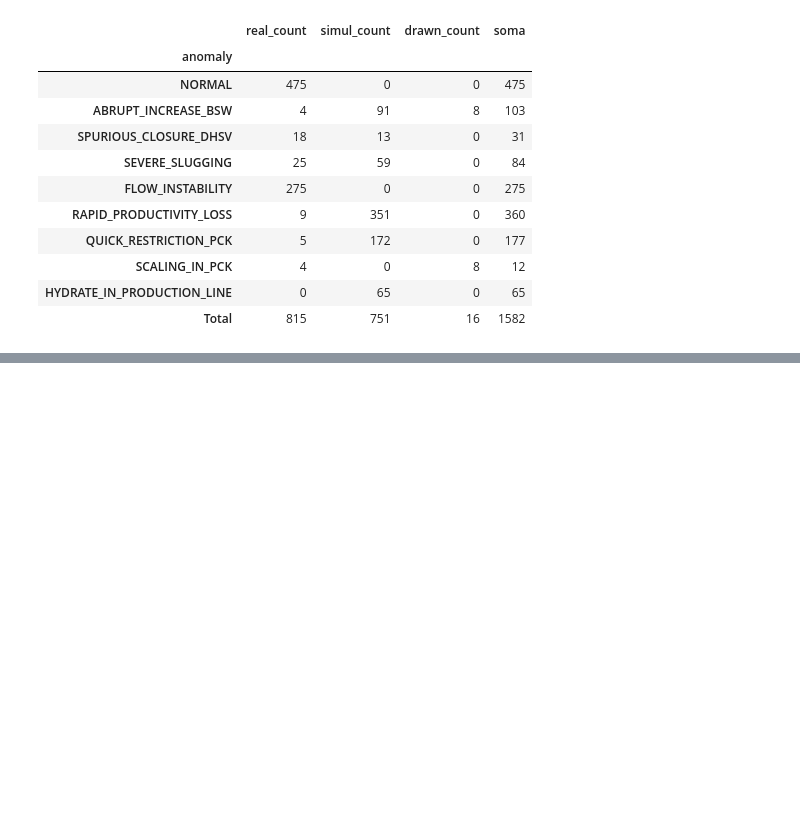
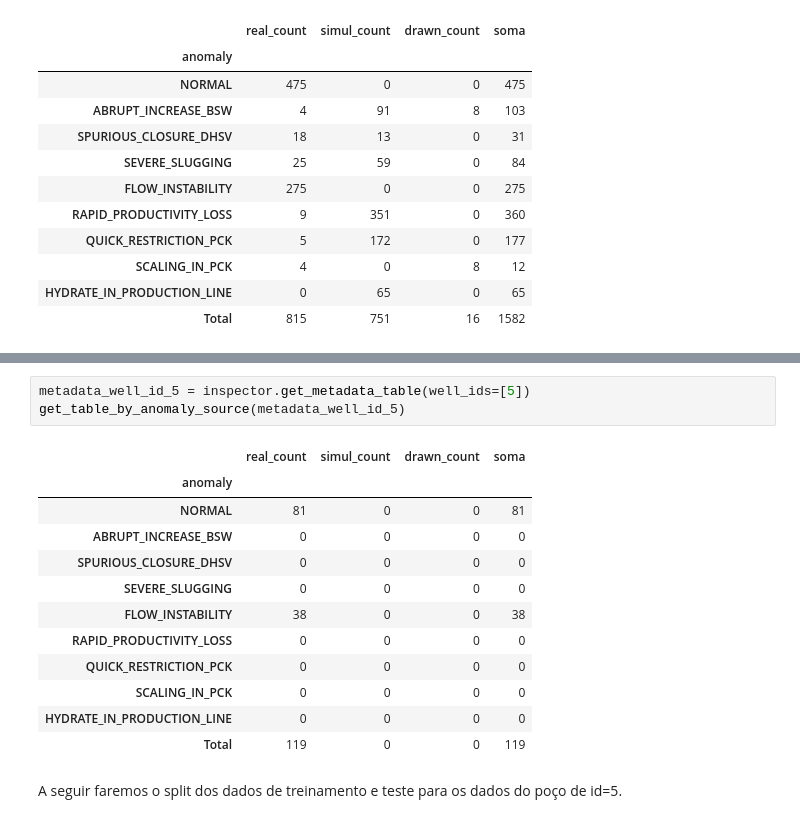
Before and after one commit to Punpuf/lemi_3w, a Jupyter notebook: raw_data_manager/raw_data_notebook.ipynb, the cells around one changed output, grey strips where cells are left out. Saved outputs shown, nothing was run; the diff lists cells and outputs as text; blank space fills up the shorter version.

```diff
--- a/raw_data_manager/raw_data_notebook.ipynb
+++ b/raw_data_manager/raw_data_notebook.ipynb
@@ -211,0 +212,18 @@ get_table_by_anomaly_source(train_metadata.get_metadata_table())
+# %%
+metadata_well_id_5 = inspector.get_metadata_table(well_ids=[5])
+get_table_by_anomaly_source(metadata_well_id_5)
+# %% [output]
+|  | real_count | simul_count | drawn_count | soma |
+| anomaly |  |  |  |  |
+| NORMAL | 81 | 0 | 0 | 81 |
+| ABRUPT_INCREASE_BSW | 0 | 0 | 0 | 0 |
+| SPURIOUS_CLOSURE_DHSV | 0 | 0 | 0 | 0 |
+| SEVERE_SLUGGING | 0 | 0 | 0 | 0 |
+| FLOW_INSTABILITY | 38 | 0 | 0 | 38 |
+| RAPID_PRODUCTIVITY_LOSS | 0 | 0 | 0 | 0 |
+| QUICK_RESTRICTION_PCK | 0 | 0 | 0 | 0 |
+| SCALING_IN_PCK | 0 | 0 | 0 | 0 |
+| HYDRATE_IN_PRODUCTION_LINE | 0 | 0 | 0 | 0 |
+| Total | 119 | 0 | 0 | 119 |
+# %% [markdown]
+A seguir faremos o split dos dados de treinamento e teste para os dados do poço de id=5.
```
Also changed, not shown: parts of 7 cells of this notebook, 7 other files.
